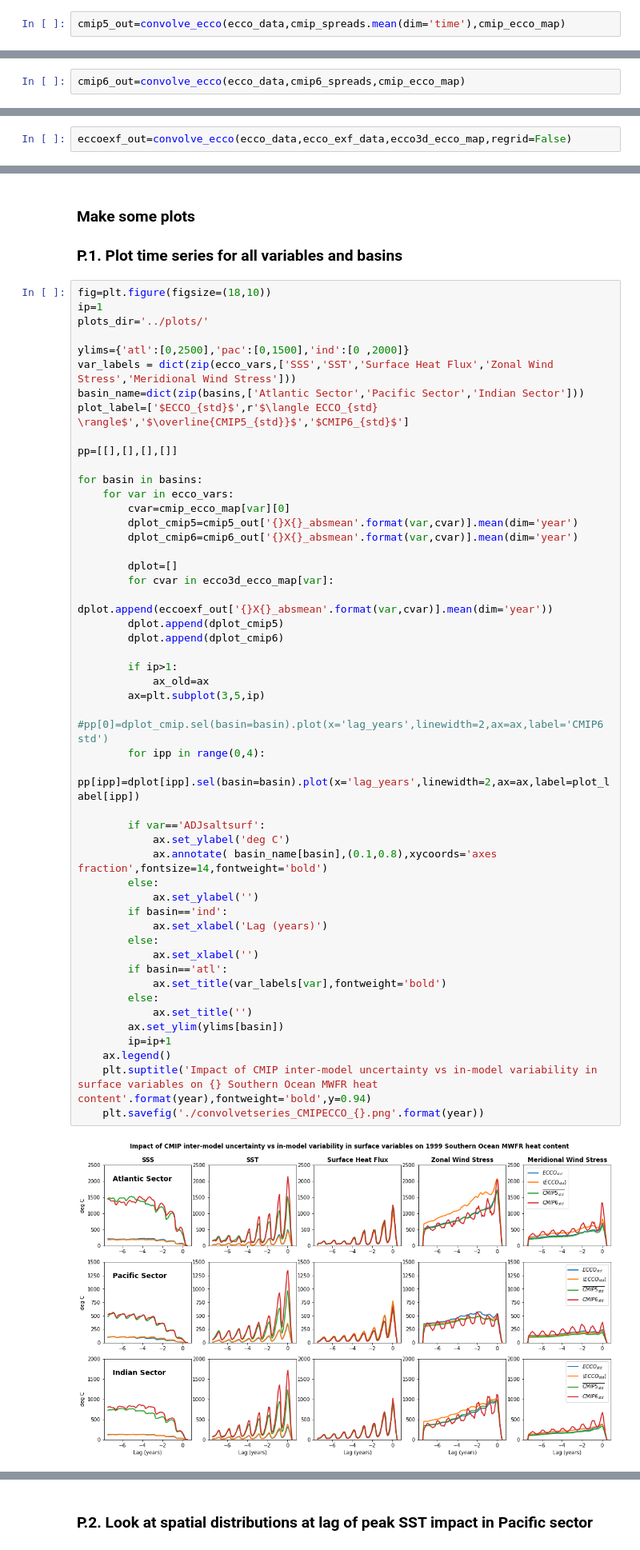
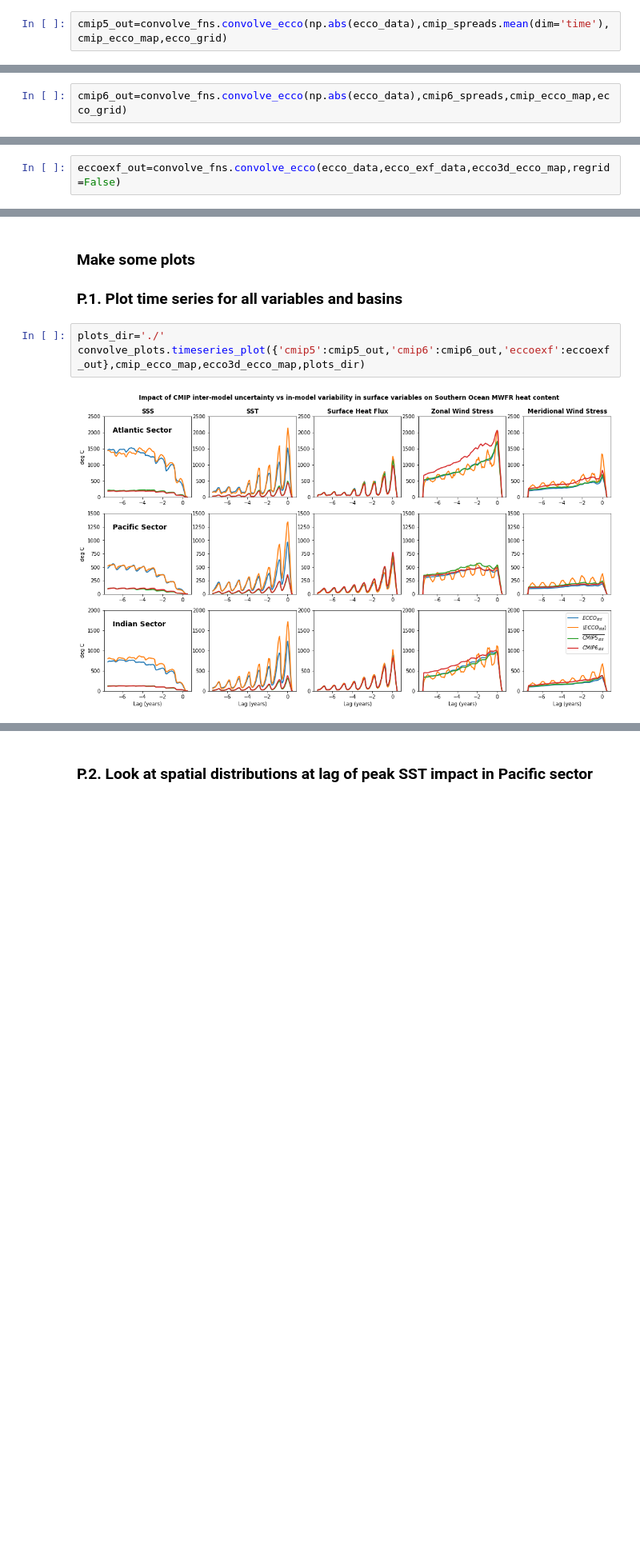
Before and after one commit to emmomp/ecco_convolve, a Jupyter notebook: convolve_examples.ipynb, the cells around one changed output, grey strips where cells are left out. Shown: that part at 80% size. Saved outputs shown, nothing was run; the diff lists cells and outputs as text; blank space fills up the shorter version.

Commit message:
moved functions and plots to seperate .py files

```diff
--- a/convolve_examples.ipynb
+++ b/convolve_examples.ipynb
@@ -172,5 +60,5 @@ cmip_spreads=xr.open_mfdataset(cmip_dir+'/cmip5_stdspread_*_model.nc',preprocess
 
 Provide optional input 'dir_out' to have convolutions written to file
 # %%
-cmip5_out=convolve_ecco(ecco_data,cmip_spreads.mean(dim='time'),cmip_ecco_map)
+cmip5_out=convolve_fns.convolve_ecco(np.abs(ecco_data),cmip_spreads.mean(dim='time'),cmip_ecco_map,ecco_grid)
 # %% [output]
@@ -208,5 +96,5 @@ def pre_proc(ds):
 
 cmip6_spreads=xr.open_mfdataset(cmip_dir+'/cmip6_stdspread_*_model.nc',preprocess=pre_proc)
 # %%
-cmip6_out=convolve_ecco(ecco_data,cmip6_spreads,cmip_ecco_map)
+cmip6_out=convolve_fns.convolve_ecco(np.abs(ecco_data),cmip6_spreads,cmip_ecco_map,ecco_grid)
 # %% [output]
@@ -267,5 +155,5 @@ read_llc_to_tiles: full_filename:  /home/users/eboland/encore/convolve/data_in/e
 # %% [markdown]
 ### 3.2. Perform the convolution
 # %%
-eccoexf_out=convolve_ecco(ecco_data,ecco_exf_data,ecco3d_ecco_map,regrid=False)
+eccoexf_out=convolve_fns.convolve_ecco(ecco_data,ecco_exf_data,ecco3d_ecco_map,regrid=False)
 # %% [output]
@@ -289,53 +177,7 @@ adxx_tauv ind 1999
 
 ### P.1. Plot time series for all variables and basins
 # %%
-fig=plt.figure(figsize=(18,10))
-ip=1
-plots_dir='../plots/'
-
-ylims={'atl':[0,2500],'pac':[0,1500],'ind':[0 ,2000]}
-var_labels = dict(zip(ecco_vars,['SSS','SST','Surface Heat Flux','Zonal Wind Stress','Meridional Wind Stress']))
-basin_name=dict(zip(basins,['Atlantic Sector','Pacific Sector','Indian Sector']))
-plot_label=['$ECCO_{std}$',r'$\langle ECCO_{std} \rangle$','$\overline{CMIP5_{std}}$','$CMIP6_{std}$']
-
-pp=[[],[],[],[]]
-
-for basin in basins:
-    for var in ecco_vars:
-        cvar=cmip_ecco_map[var][0]
-        dplot_cmip5=cmip5_out['{}X{}_absmean'.format(var,cvar)].mean(dim='year')
-        dplot_cmip6=cmip6_out['{}X{}_absmean'.format(var,cvar)].mean(dim='year')
-
-        dplot=[]
-        for cvar in ecco3d_ecco_map[var]:
-            dplot.append(eccoexf_out['{}X{}_absmean'.format(var,cvar)].mean(dim='year'))
-        dplot.append(dplot_cmip5)
-        dplot.append(dplot_cmip6)
-
-        if ip>1:
-            ax_old=ax
-        ax=plt.subplot(3,5,ip)
-        #pp[0]=dplot_cmip.sel(basin=basin).plot(x='lag_years',linewidth=2,ax=ax,label='CMIP6 std')
-        for ipp in range(0,4):
-            pp[ipp]=dplot[ipp].sel(basin=basin).plot(x='lag_years',linewidth=2,ax=ax,label=plot_label[ipp])
-
-        if var=='ADJsaltsurf':
-            ax.set_ylabel('deg C')
-            ax.annotate( basin_name[basin],(0.1,0.8),xycoords='axes fraction',fontsize=14,fontweight='bold')
-        else:
-            ax.set_ylabel('')
-        if basin=='ind':
-            ax.set_xlabel('Lag (years)')
-        else:
-            ax.set_xlabel('')
-        if basin=='atl':
-            ax.set_title(var_labels[var],fontweight='bold')
-        else:
-            ax.set_title('')
-        ax.set_ylim(ylims[basin])
-        ip=ip+1
-    ax.legend()
-    plt.suptitle('Impact of CMIP inter-model uncertainty vs in-model variability in surface variables on {} Southern Ocean MWFR heat content'.format(year),fontweight='bold',y=0.94)
-    plt.savefig('./convolvetseries_CMIPECCO_{}.png'.format(year))
+plots_dir='./'
+convolve_plots.timeseries_plot({'cmip5':cmip5_out,'cmip6':cmip6_out,'eccoexf':eccoexf_out},cmip_ecco_map,ecco3d_ecco_map,plots_dir)
 # %% [output]
-[figure, old version]
+[figure, new version]
```
Also changed, not shown: parts of 17 cells of this notebook, 2 other files.
